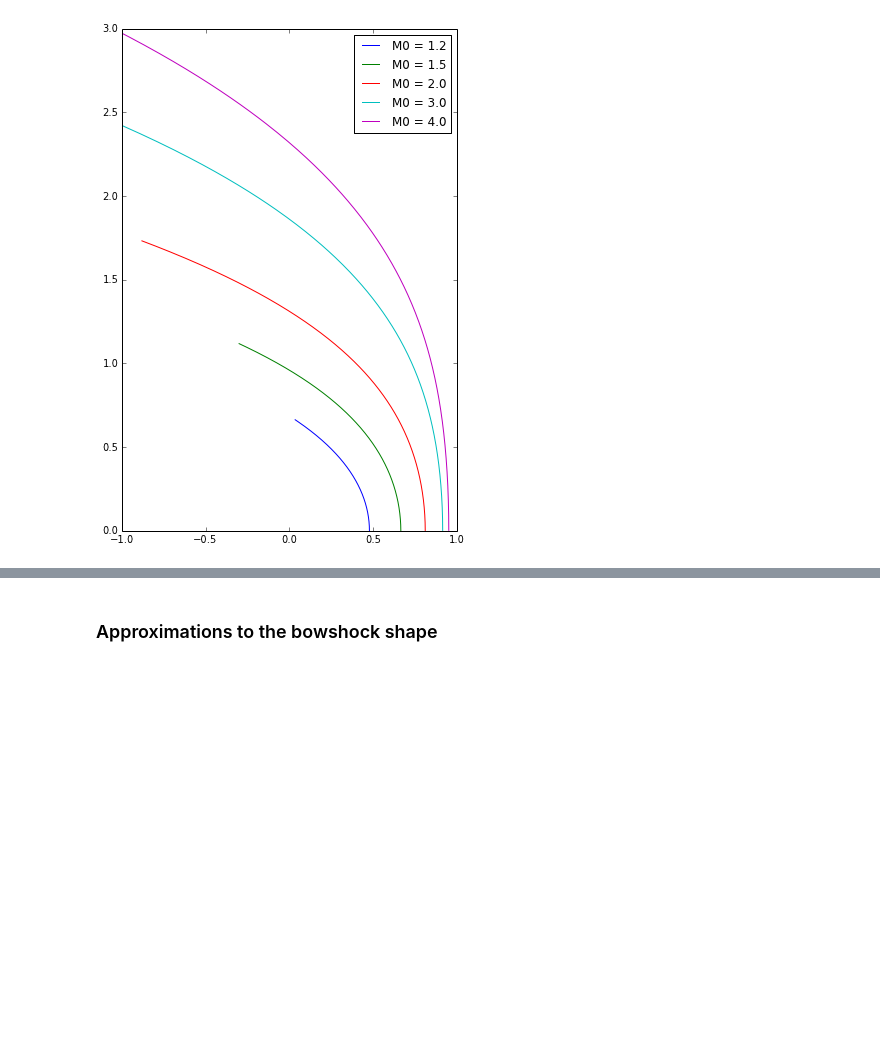
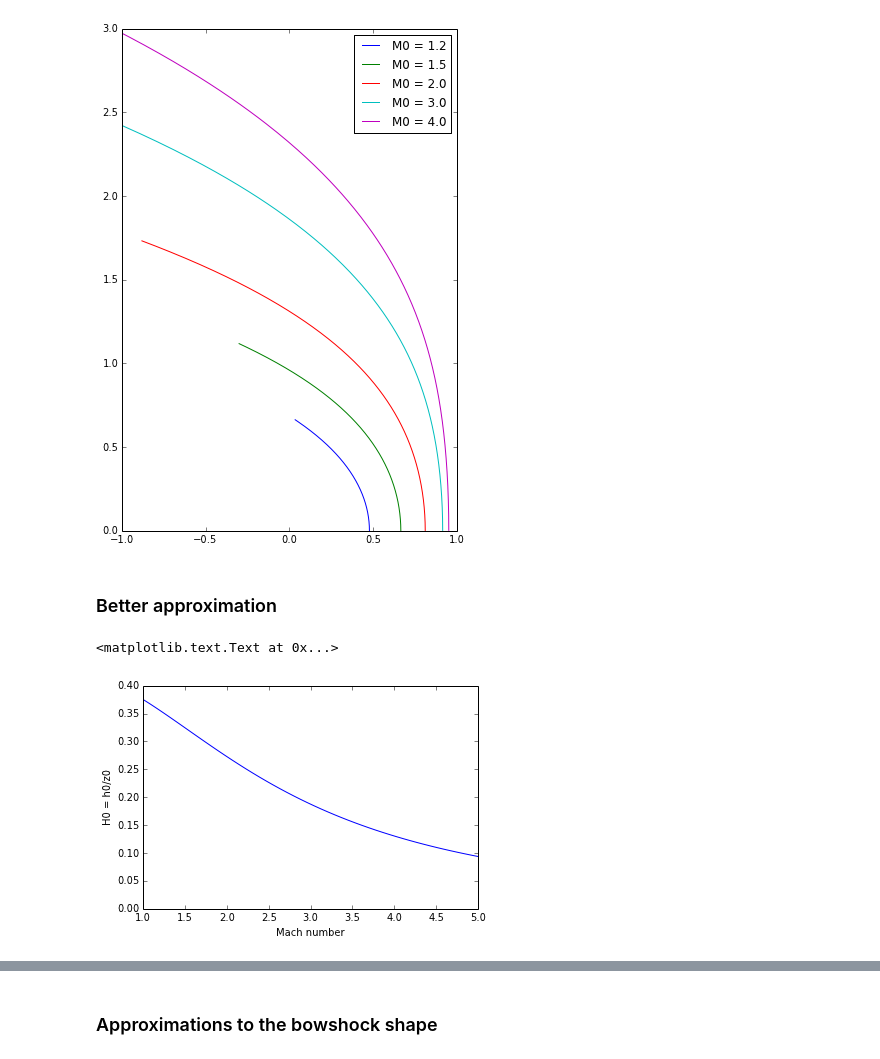
Before and after one commit to will-henney/bowshock-shape, a Jupyter notebook: Shell Thickness.ipynb, the cells around one changed output, grey strips where cells are left out. Saved outputs shown, nothing was run; the diff lists cells and outputs as text; code cells hidden in the pictures; blank space fills up the shorter version.

```diff
--- a/Shell Thickness.ipynb
+++ b/Shell Thickness.ipynb
@@ -48,3 +52,14 @@ ylabel(r)
 gcf().set_size_inches(6, 9)
 # %% [output]
 [figure]
+# %% [markdown]
+### Better approximation
+# %%
+Mach = np.linspace(1.0, 5.0)
+plot(Mach, 3.0/(Mach**2 + 7.0))
+ylim(0.0, None)
+xlabel('Mach number')
+ylabel('H0 = h0/z0')
+# %% [output]
+<matplotlib.text.Text at 0x...>
+[figure, added]
```
Also changed, not shown: parts of 8 cells of this notebook, 3 other files.
